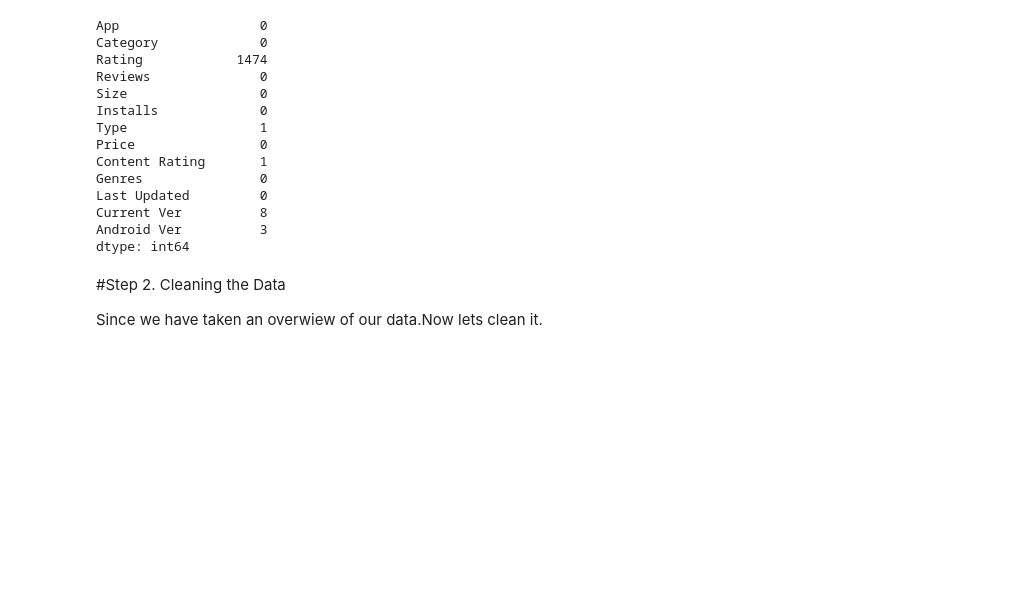
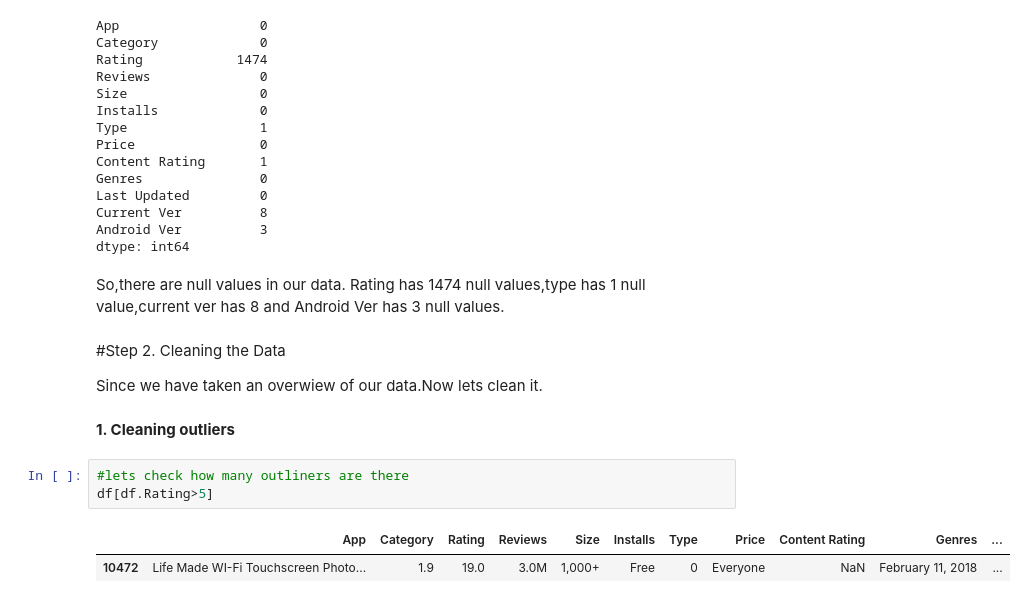
Before and after one commit to Shailendra114/Play-Store-App-Review-Analysis, a Jupyter notebook: Play_Store_App_Review_Analysis_Capstone_Project.ipynb, the cells around one changed output. Drawn from its saved outputs; the diff is of its cells as text; blank space fills up the shorter version.

```diff
--- a/Play_Store_App_Review_Analysis_Capstone_Project.ipynb
+++ b/Play_Store_App_Review_Analysis_Capstone_Project.ipynb
@@ -135,7 +137,18 @@ Last Updated         0
 Current Ver          8
 Android Ver          3
 dtype: int64
+# %% [markdown]
+So,there are null values in our data.
+Rating has 1474 null values,type has 1 null value,current ver has 8 and Android Ver has 3 null values.
 # %% [markdown]
 #Step 2. Cleaning the Data
 
 Since we have taken an overwiew of our data.Now lets clean it.
+# %% [markdown]
+**1. Cleaning outliers**
+# %%
+#lets check how many outliners are there
+df[df.Rating>5]
+# %% [output]
+|  | App | Category | Rating | Reviews | Size | Installs | Type | Price | Content Rating | Genres | ... |
+| 10472 | Life Made WI-Fi Touchscreen Photo... | 1.9 | 19.0 | 3.0M | 1,000+ | Free | 0 | Everyone | NaN | February 11, 2018 | ... |
```
Also changed, not shown: parts of 7 cells of this notebook.
